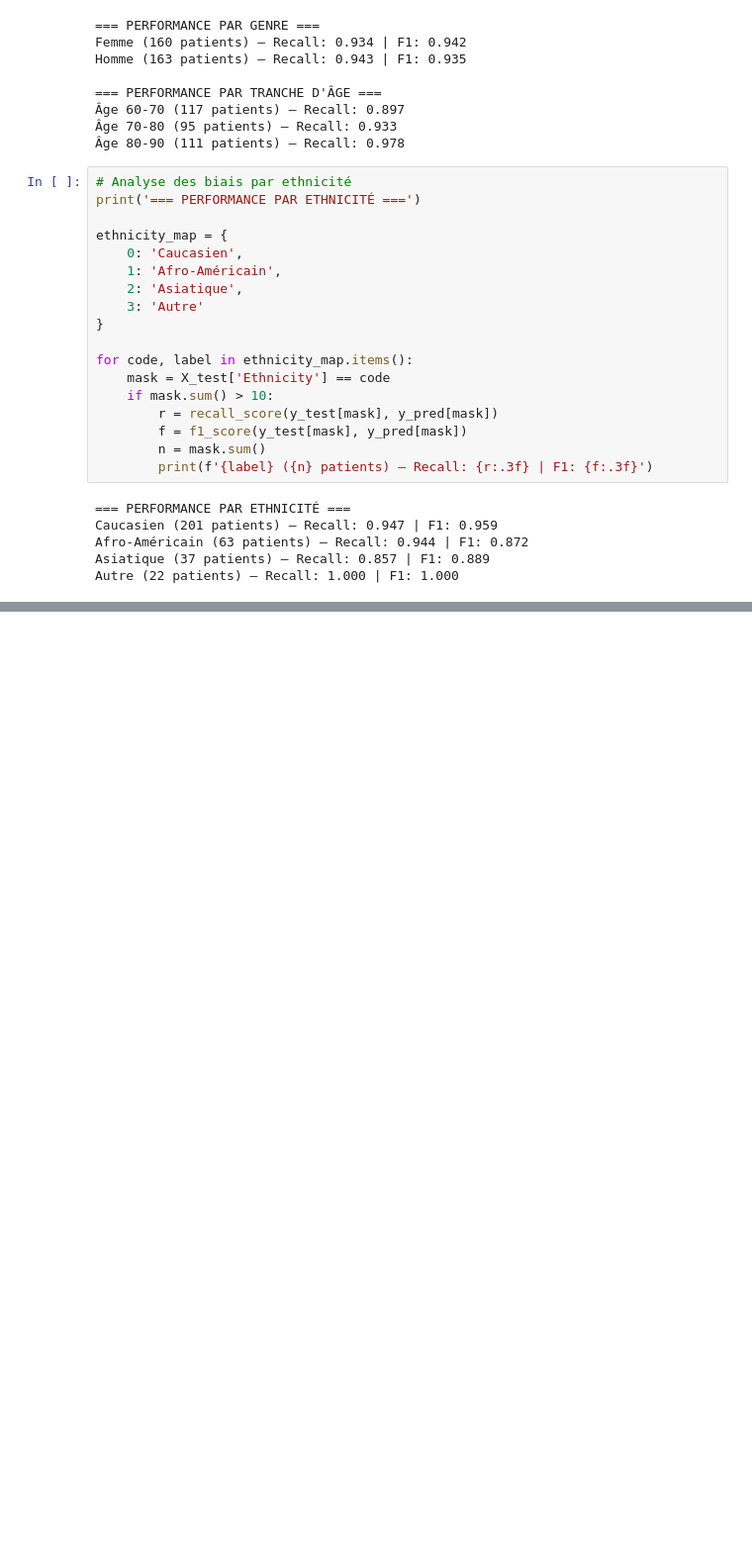
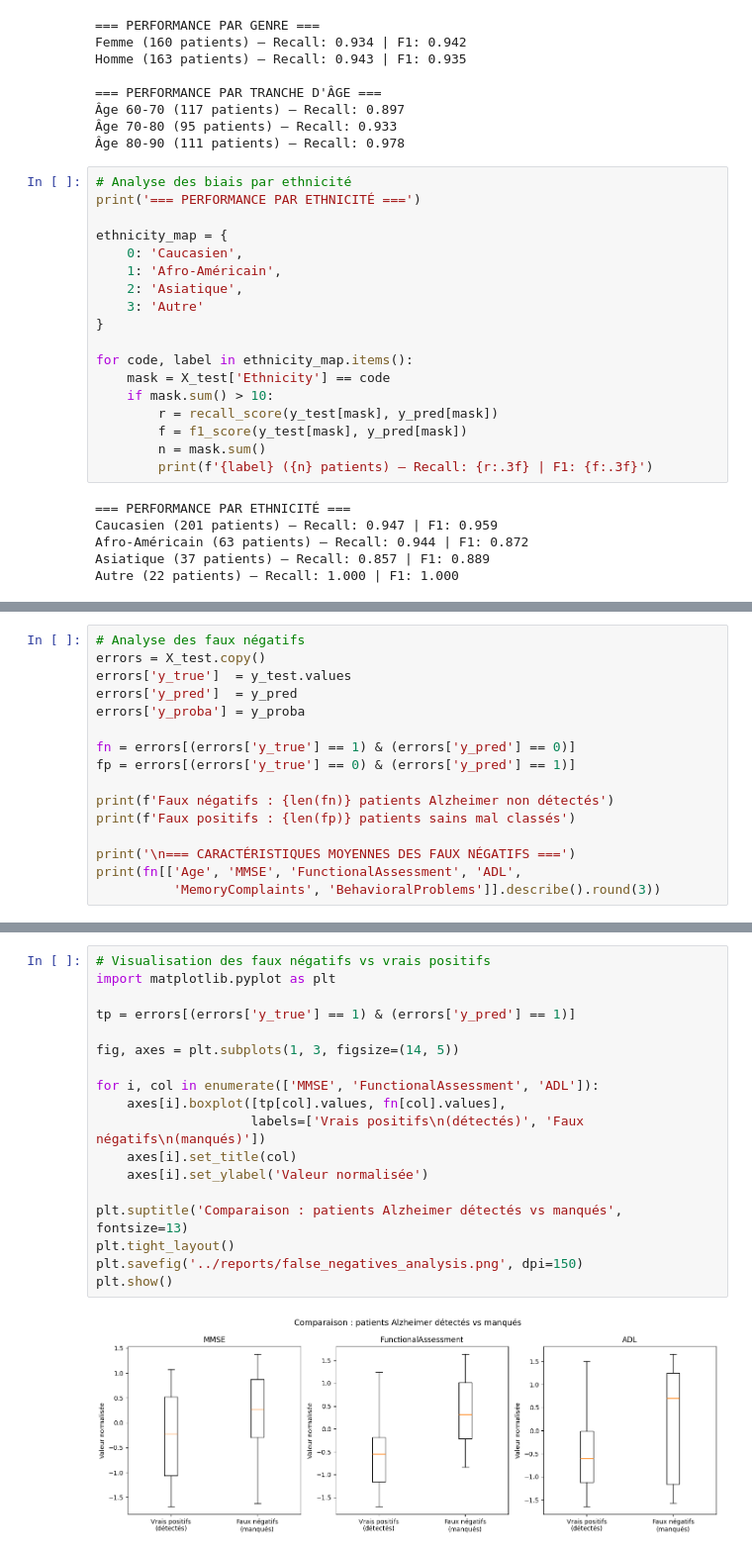
Before and after one commit to Fourkhoub/alzheimer-detection-MSP-, a Jupyter notebook: notebooks/05_evaluation.ipynb, the cells around one changed output, grey strips where cells are left out. Shown at 99% size. Drawn from its saved outputs; the diff is of its cells as text; blank space fills up the shorter version.

```diff
--- a/notebooks/05_evaluation.ipynb
+++ b/notebooks/05_evaluation.ipynb
@@ -124,0 +144,16 @@ Autre (22 patients) — Recall: 1.000 | F1: 1.000
+# %%
+# Analyse des faux négatifs
+errors = X_test.copy()
+errors['y_true']  = y_test.values
+errors['y_pred']  = y_pred
+errors['y_proba'] = y_proba
+
+fn = errors[(errors['y_true'] == 1) & (errors['y_pred'] == 0)]
+fp = errors[(errors['y_true'] == 0) & (errors['y_pred'] == 1)]
+
+print(f'Faux négatifs : {len(fn)} patients Alzheimer non détectés')
+print(f'Faux positifs : {len(fp)} patients sains mal classés')
+
+print('\n=== CARACTÉRISTIQUES MOYENNES DES FAUX NÉGATIFS ===')
+print(fn[['Age', 'MMSE', 'FunctionalAssessment', 'ADL',
+          'MemoryComplaints', 'BehavioralProblems']].describe().round(3))
@@ -124,0 +178,20 @@ Autre (22 patients) — Recall: 1.000 | F1: 1.000
+# %%
+# Visualisation des faux négatifs vs vrais positifs
+import matplotlib.pyplot as plt
+
+tp = errors[(errors['y_true'] == 1) & (errors['y_pred'] == 1)]
+
+fig, axes = plt.subplots(1, 3, figsize=(14, 5))
+
+for i, col in enumerate(['MMSE', 'FunctionalAssessment', 'ADL']):
+    axes[i].boxplot([tp[col].values, fn[col].values],
+                    labels=['Vrais positifs\n(détectés)', 'Faux négatifs\n(manqués)'])
+    axes[i].set_title(col)
+    axes[i].set_ylabel('Valeur normalisée')
+
+plt.suptitle('Comparaison : patients Alzheimer détectés vs manqués', fontsize=13)
+plt.tight_layout()
+plt.savefig('../reports/false_negatives_analysis.png', dpi=150)
+plt.show()
+# %% [output]
+[figure, added]
```
Also changed, not shown: parts of 2 cells of this notebook.
